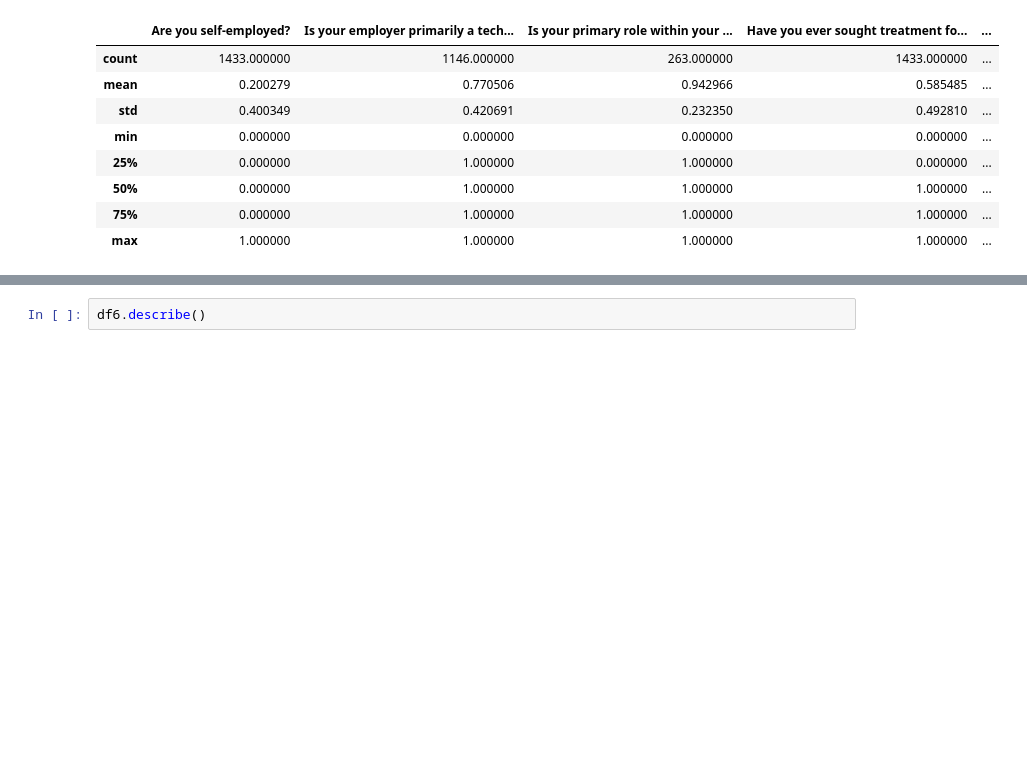
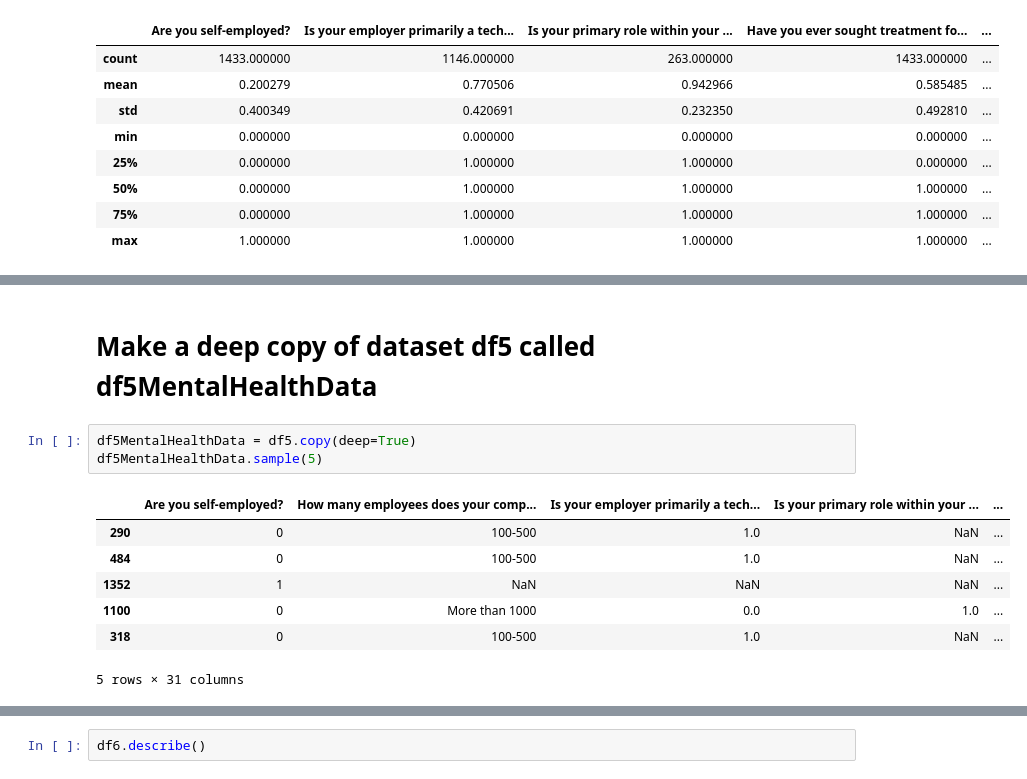
Before and after one commit to IT4063C-Fall22/final-project-AirPro, a Jupyter notebook: source.ipynb, the cells around one changed output, grey strips where cells are left out. Saved outputs shown, nothing was run; the diff lists cells and outputs as text; blank space fills up the shorter version.

Commit message:
Edit Markdown create deep copies all sets

```diff
--- a/source.ipynb
+++ b/source.ipynb
@@ -411,3 +411,16 @@ What US state or territory do you work in?
 Which of the following best describes your work position?                                                                                    0
 Do you work remotely?                                                                                                                        0
 dtype: int64
+# %% [markdown]
+# Make a deep copy of dataset df5 called df5MentalHealthData
+# %%
+df5MentalHealthData = df5.copy(deep=True)
+df5MentalHealthData.sample(5)
+# %% [output]
+|  | Are you self-employed? | How many employees does your comp... | Is your employer primarily a tech... | Is your primary role within your ... | ... |
+| 290 | 0 | 100-500 | 1.0 | NaN | ... |
+| 484 | 0 | 100-500 | 1.0 | NaN | ... |
+| 1352 | 1 | NaN | NaN | NaN | ... |
+| 1100 | 0 | More than 1000 | 0.0 | 1.0 | ... |
+| 318 | 0 | 100-500 | 1.0 | NaN | ... |
+5 rows × 31 columns
```
Also changed, not shown: parts of 9 cells of this notebook.
